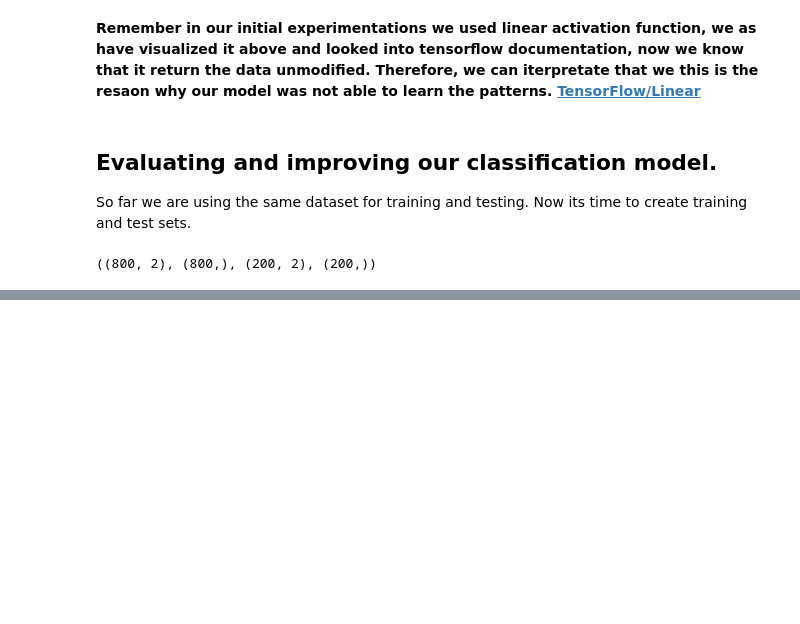
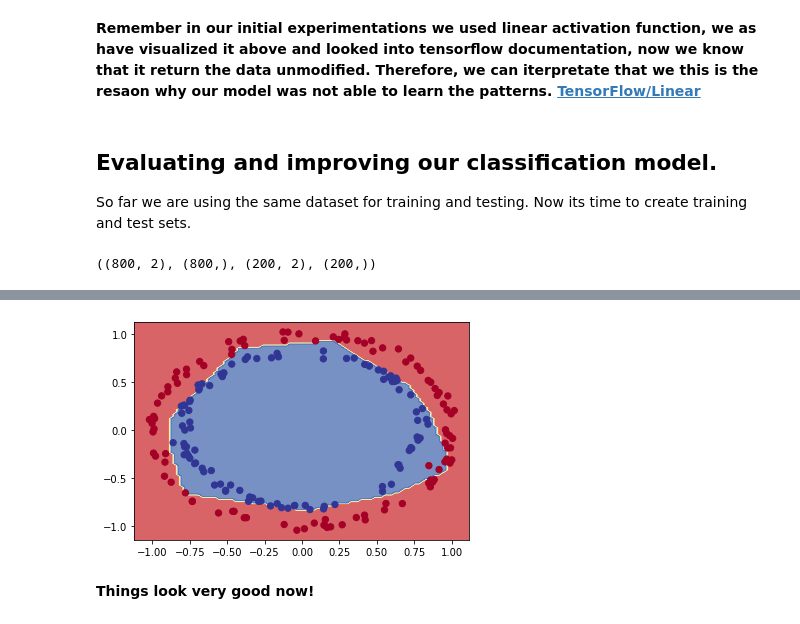
Before and after one commit to Kaushal-Top5699/classification_NN_tensorflow, a Jupyter notebook: classification_NN_tensorflow.ipynb, the cells around one changed output, grey strips where cells are left out. Saved outputs shown, nothing was run; the diff lists cells and outputs as text; code cells hidden in the pictures; blank space fills up the shorter version.

Commit message:
Plotted decision plot.

```diff
--- a/classification_NN_tensorflow.ipynb
+++ b/classification_NN_tensorflow.ipynb
@@ -564,0 +550,3 @@ model_8.evaluate(X_train, y_train)
+# %%
+plot_decision_boundary(model_8, X_test, y_test)
+# %% [output]
@@ -564,0 +555,3 @@ model_8.evaluate(X_train, y_train)
+[figure, added]
+# %% [markdown]
+**Things look very good now!**
```
Also changed, not shown: parts of 6 cells of this notebook.
